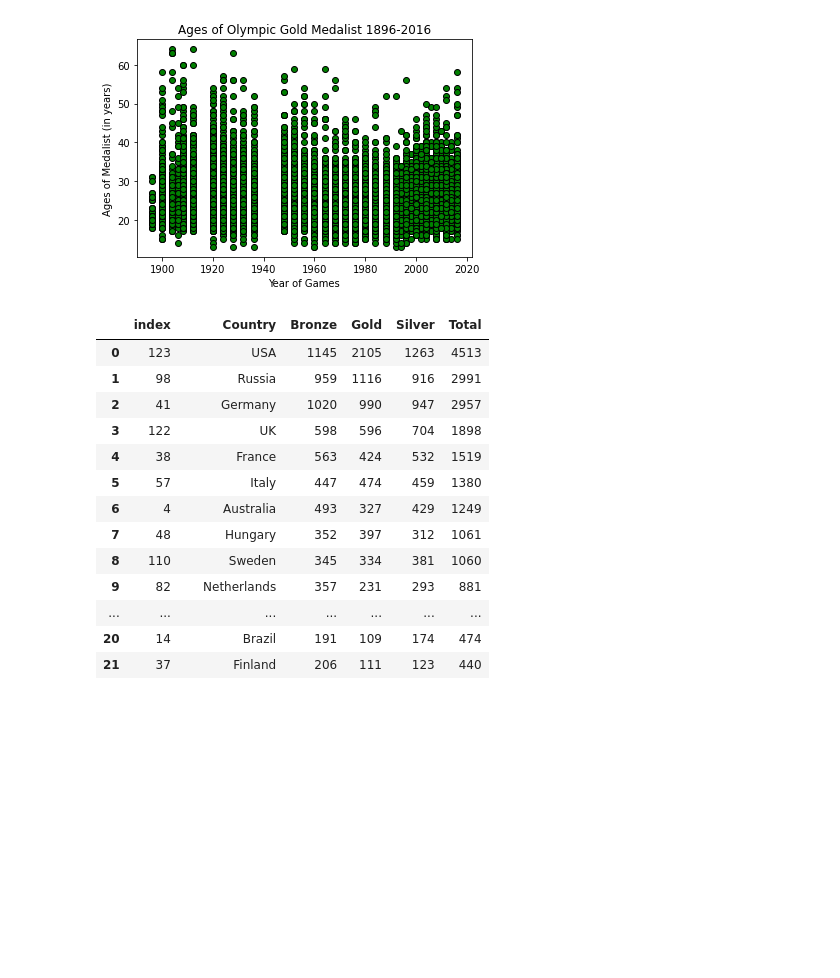
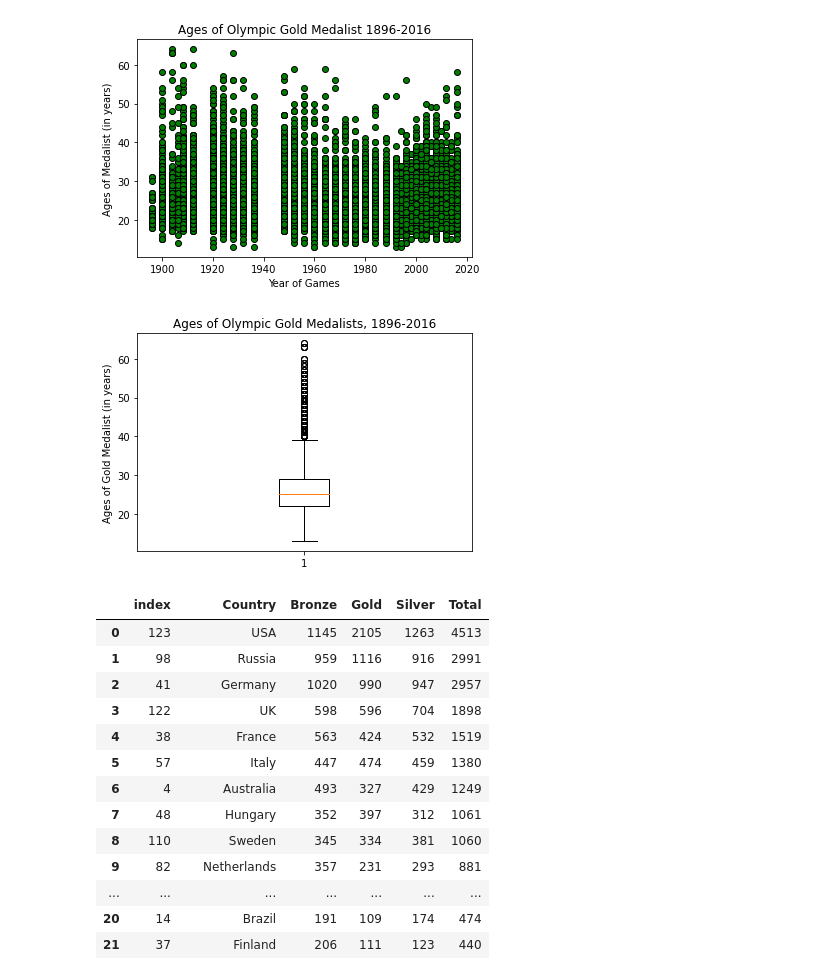
Before and after one commit to sissa81/project1, a Jupyter notebook: olympics.ipynb, the cells around one changed output. Drawn from its saved outputs; the diff is of its cells as text; code cells hidden in the pictures; blank space fills up the shorter version.

Commit message:
revert olympics to main

```diff
--- a/olympics.ipynb
+++ b/olympics.ipynb
@@ -122,6 +125,27 @@ plt.scatter(ages_gold_df["Year"], ages_gold_df["Age"], marker ="o", facecolors="
 plt.show()
 # %% [output]
 [figure]
+# %%
+ages_gold_df = ages_winners_df[winners_df["Medal"] == "Gold"]
+ages_silver_df = ages_winners_df[winners_df["Medal"] == "Silver"]
+ages_bronze_df = ages_winners_df[winners_df["Medal"] == "Bronze"]
+ages_gold_df["Year"], ages_gold_df["Age"]
+
+yearBin = [10,24,34,44,54]
+goldAge = ages_gold_df['Age'].value_counts(bins=yearBin)
+silverAge = ages_silver_df['Age'].value_counts(bins=yearBin)
+bronzeAge = ages_bronze_df['Age'].value_counts(bins=yearBin)
+
+#### Working in progress...
+# %%
+goldenAge = ages_gold_df['Age']
+fig1, ax1 = plt.subplots()
+ax1.set_title('Ages of Olympic Gold Medalists, 1896-2016')
+ax1.set_ylabel('Ages of Gold Medalist (in years)')
+ax1.boxplot(goldenAge)
+plt.show()
+# %% [output]
+[figure, added]
 # %%
 # Create dataframes for winners by olympic season
 summer_winners = winners_df.loc[winners_df["Season"] == "Summer"]
```
Also changed, not shown: parts of 13 cells of this notebook.
